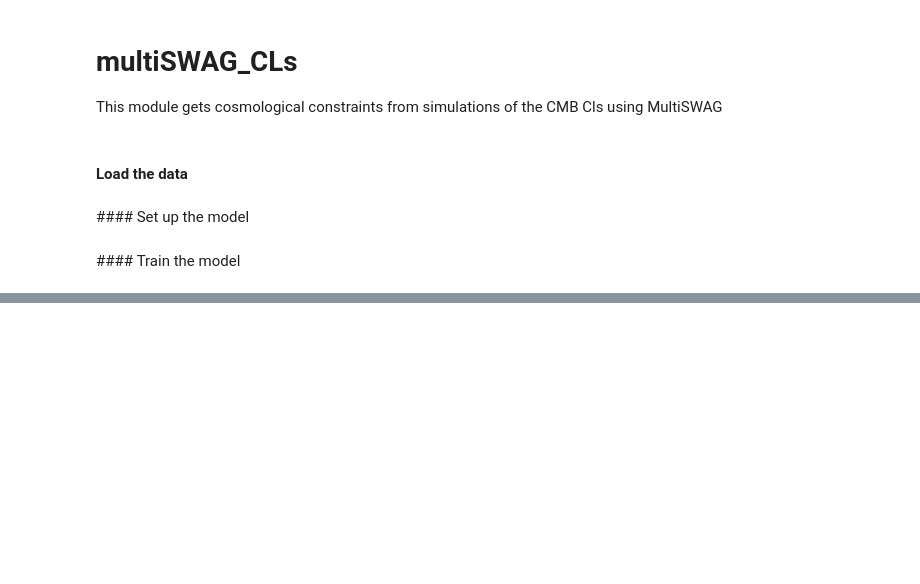
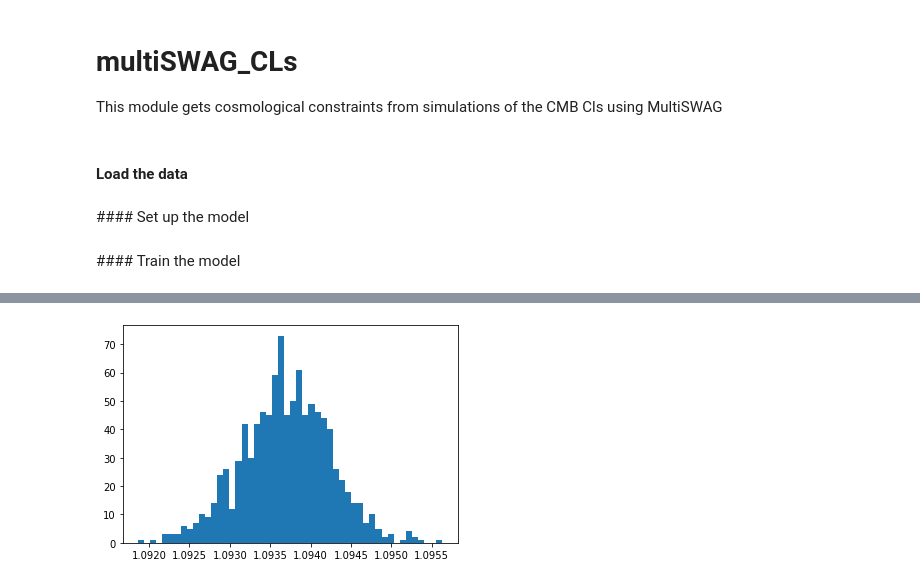
Before and after one commit to Pablo-Lemos/cosmoSWAG, a Jupyter notebook: notebooks/multiSWAG_CLs.ipynb, the cells around one changed output, grey strips where cells are left out. Cells and saved outputs as stored; diff of their text form; code cells hidden in the pictures; blank space fills up the shorter version.

Commit message:
Working multiSWAG example with weight marginalization

```diff
--- a/notebooks/multiSWAG_CLs.ipynb
+++ b/notebooks/multiSWAG_CLs.ipynb
@@ -31,5 +33,5 @@ model = SWAGModel(nin=nin, npars = npars)
 # %% [markdown]
 #### Train the model
 # %%
-model.train(x_train, y_train, x_val, y_val, num_epochs=10)
+model.train(x_train, y_train, x_val, y_val, num_epochs=1000, num_workers=4)
 # %% [output]
@@ -65,0 +55,24 @@ tensor([[  0.4166,   0.2309,   0.5073,   0.4582,   0.7829, -18.1192,  -6.0502,
+# %%
+avg_w = model.w_avg  # [K]
+avg_w2 = model.w2_avg  # [K]
+sigma = torch.abs(torch.diag(avg_w2 - avg_w ** 2))
+
+def sample_weights(model, sigma, scale=1):
+    with torch.no_grad():
+        avg_w = model.w_avg  # [K]
+        avg_w2 = model.w2_avg  # [K]
+        D = model.pre_D - avg_w[:, None]  # [d, K]
+        d = avg_w.shape[0]
+        K = model.K
+        z_1 = torch.randn((1, d))#, device=self.device)
+        z_2 = torch.randn((K, 1))#, device=self.device)
+
+        w = avg_w[None] + scale * (1.0 / np.sqrt(2.0)) * z_1 @ sigma ** 0.5
+        w += scale * (D @ z_2).T / np.sqrt(2 * (K - 1))
+        w = w[0]
+
+        return w
+# %%
+samples = torch.zeros([1000, 20904])
+for i in range(20904):
+    samples[i] = sample_weights(model, sigma)
@@ -65,0 +81,2 @@ tensor([[  0.4166,   0.2309,   0.5073,   0.4582,   0.7829, -18.1192,  -6.0502,
+# %%
+samples_np = samples.detach().numpy()
@@ -65,0 +93,5 @@ tensor([[  0.4166,   0.2309,   0.5073,   0.4582,   0.7829, -18.1192,  -6.0502,
+# %%
+from matplotlib import pyplot as plt
+plt.hist(samples_np[:,1], 50);
+# %% [output]
+[figure, added]
```
Also changed, not shown: parts of 12 cells of this notebook, 1 other file.
